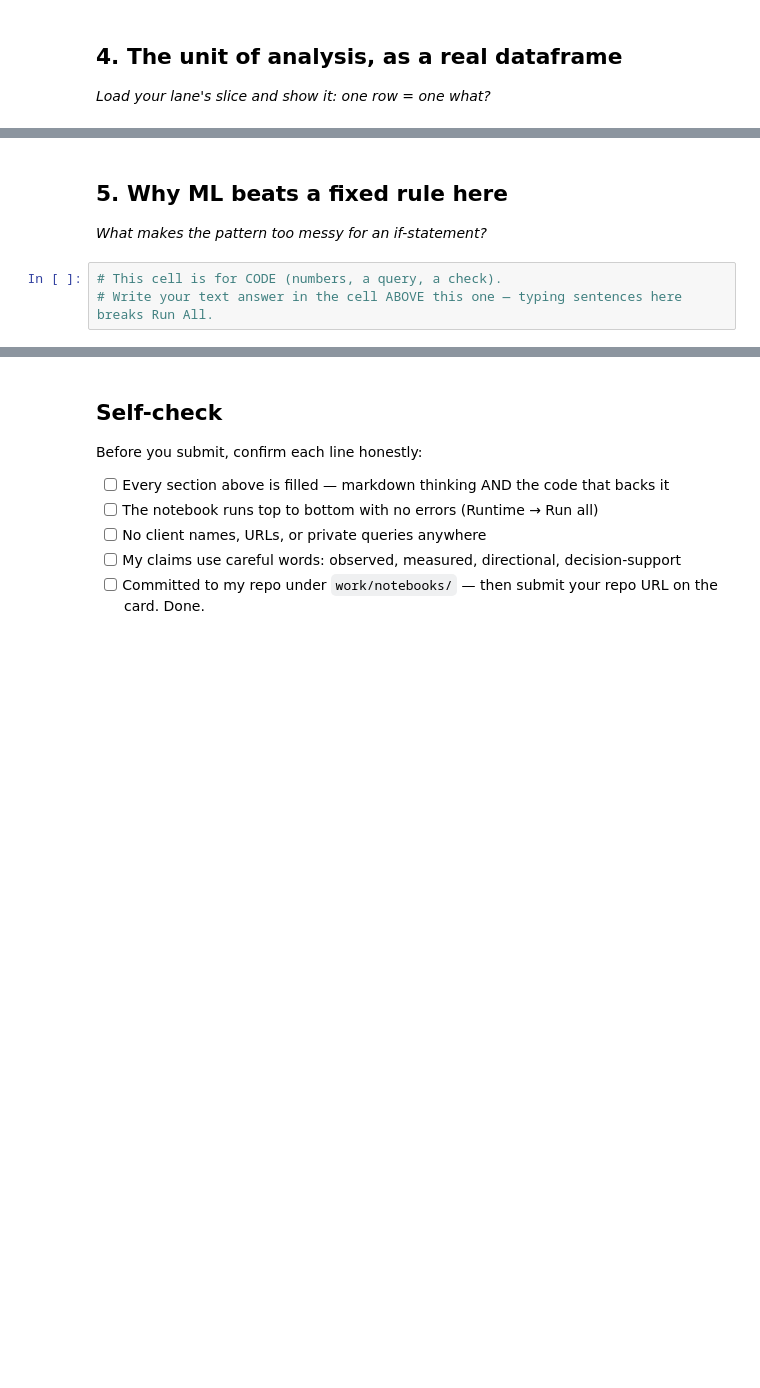
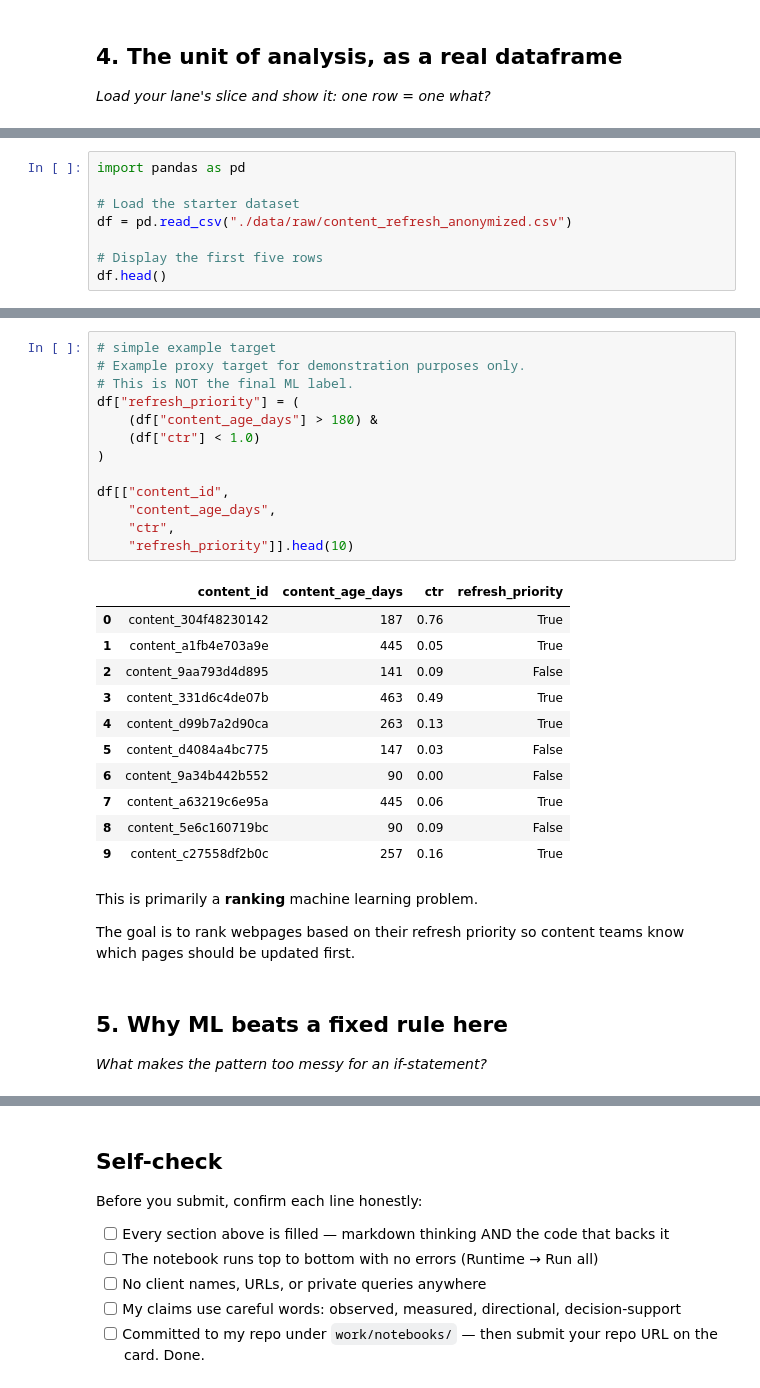
Before and after one commit to Anushkarshetty45/flyrank_ML, a Jupyter notebook: work/notebooks/w02_ml_task_framing.ipynb, the cells around one changed output, grey strips where cells are left out. Drawn from its saved outputs; the diff is of its cells as text; blank space fills up the shorter version.

```diff
--- a/work/notebooks/w02_ml_task_framing.ipynb
+++ b/work/notebooks/w02_ml_task_framing.ipynb
@@ -36,0 +74,8 @@ This skeleton is yours to fill. Work the sections **in order** — each one has
+# %%
+import pandas as pd
+
+# Load the starter dataset
+df = pd.read_csv("./data/raw/content_refresh_anonymized.csv")
+
+# Display the first five rows
+df.head()
@@ -37,7 +110,33 @@ This skeleton is yours to fill. Work the sections **in order** — each one has
+# %%
+# simple example target
+# Example proxy target for demonstration purposes only.
+# This is NOT the final ML label.
+df["refresh_priority"] = (
+    (df["content_age_days"] > 180) &
+    (df["ctr"] < 1.0)
+)
+
+df[["content_id",
+    "content_age_days",
+    "ctr",
+    "refresh_priority"]].head(10)
+# %% [output]
+|  | content_id | content_age_days | ctr | refresh_priority |
+| 0 | content_304f48230142 | 187 | 0.76 | True |
+| 1 | content_a1fb4e703a9e | 445 | 0.05 | True |
+| 2 | content_9aa793d4d895 | 141 | 0.09 | False |
+| 3 | content_331d6c4de07b | 463 | 0.49 | True |
+| 4 | content_d99b7a2d90ca | 263 | 0.13 | True |
+| 5 | content_d4084a4bc775 | 147 | 0.03 | False |
+| 6 | content_9a34b442b552 | 90 | 0.00 | False |
+| 7 | content_a63219c6e95a | 445 | 0.06 | True |
+| 8 | content_5e6c160719bc | 90 | 0.09 | False |
+| 9 | content_c27558df2b0c | 257 | 0.16 | True |
+# %% [markdown]
+This is primarily a **ranking** machine learning problem.
+
+The goal is to rank webpages based on their refresh priority so content teams know which pages should be updated first.
 # %% [markdown]
 ## 5. Why ML beats a fixed rule here
 
 *What makes the pattern too messy for an if-statement?*
-# %%
-# This cell is for CODE (numbers, a query, a check).
-# Write your text answer in the cell ABOVE this one — typing sentences here breaks Run All.
```
Also changed, not shown: parts of 13 cells of this notebook.
